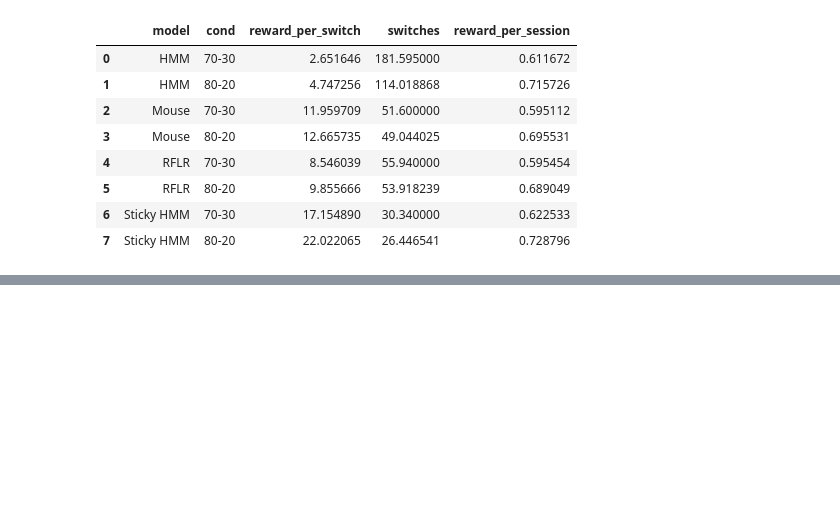
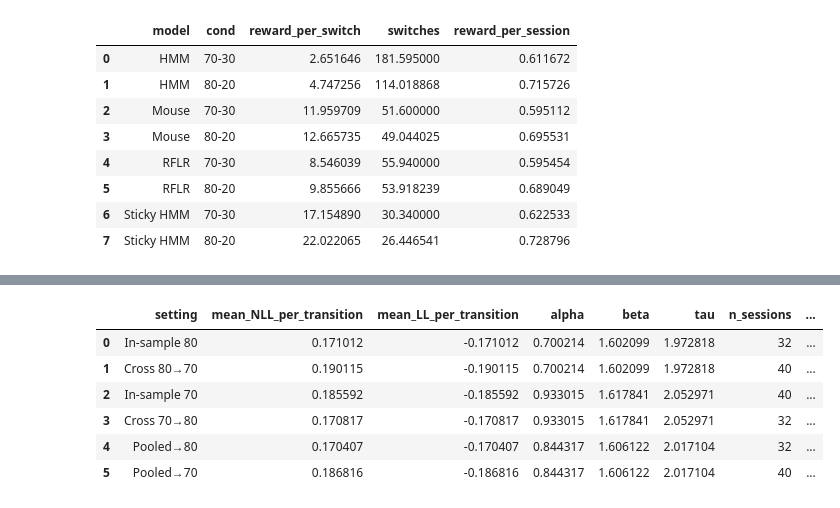
Before and after one commit to BobRice1/Stochastic-Switching-Bandits, a Jupyter notebook: Extensions/70-30extension.ipynb, the cells around one changed output, grey strips where cells are left out. Cells and saved outputs as stored; diff of their text form; code cells hidden in the pictures; blank space fills up the shorter version.

```diff
--- a/Extensions/70-30extension.ipynb
+++ b/Extensions/70-30extension.ipynb
@@ -453,0 +632,57 @@ for metric, ylabel, fname in [
+# %%
+# Extract the out-of-environment rows (cross-condition) for reporting
+# Out-of-environment means: fit_80 tested on 70 AND fit_70 tested on 80
+def pick_row(df, fit_name, test_name):
+    return df[(df["fit"] == fit_name) & (df["test"] == test_name)].iloc[0]
+
+
+ooe = pd.DataFrame(
+    [
+        dict(
+            setting="In-sample 80",
+            **pick_row(heldout_table, "fit_80", "test_80").to_dict()
+        ),
+        dict(
+            setting="Cross 80→70",
+            **pick_row(heldout_table, "fit_80", "test_70").to_dict()
+        ),
+        dict(
+            setting="In-sample 70",
+            **pick_row(heldout_table, "fit_70", "test_70").to_dict()
+        ),
+        dict(
+            setting="Cross 70→80",
+            **pick_row(heldout_table, "fit_70", "test_80").to_dict()
+        ),
+        dict(
+            setting="Pooled→80",
+            **pick_row(heldout_table, "fit_pool", "test_80").to_dict()
+        ),
+        dict(
+            setting="Pooled→70",
+            **pick_row(heldout_table, "fit_pool", "test_70").to_dict()
+        ),
+    ]
+)
+
+# Keep only the key columns for readability
+ooe[
+    [
+        "setting",
+        "mean_NLL_per_transition",
+        "mean_LL_per_transition",
+        "alpha",
+        "beta",
+        "tau",
+        "n_sessions",
+        "n_transitions",
+    ]
+]
+# %% [output]
+|  | setting | mean_NLL_per_transition | mean_LL_per_transition | alpha | beta | tau | n_sessions | ... |
+| 0 | In-sample 80 | 0.171012 | -0.171012 | 0.700214 | 1.602099 | 1.972818 | 32 | ... |
+| 1 | Cross 80→70 | 0.190115 | -0.190115 | 0.700214 | 1.602099 | 1.972818 | 40 | ... |
+| 2 | In-sample 70 | 0.185592 | -0.185592 | 0.933015 | 1.617841 | 2.052971 | 40 | ... |
+| 3 | Cross 70→80 | 0.170817 | -0.170817 | 0.933015 | 1.617841 | 2.052971 | 32 | ... |
+| 4 | Pooled→80 | 0.170407 | -0.170407 | 0.844317 | 1.606122 | 2.017104 | 32 | ... |
+| 5 | Pooled→70 | 0.186816 | -0.186816 | 0.844317 | 1.606122 | 2.017104 | 40 | ... |
```
Also changed, not shown: parts of 18 cells of this notebook, 1 other file.
